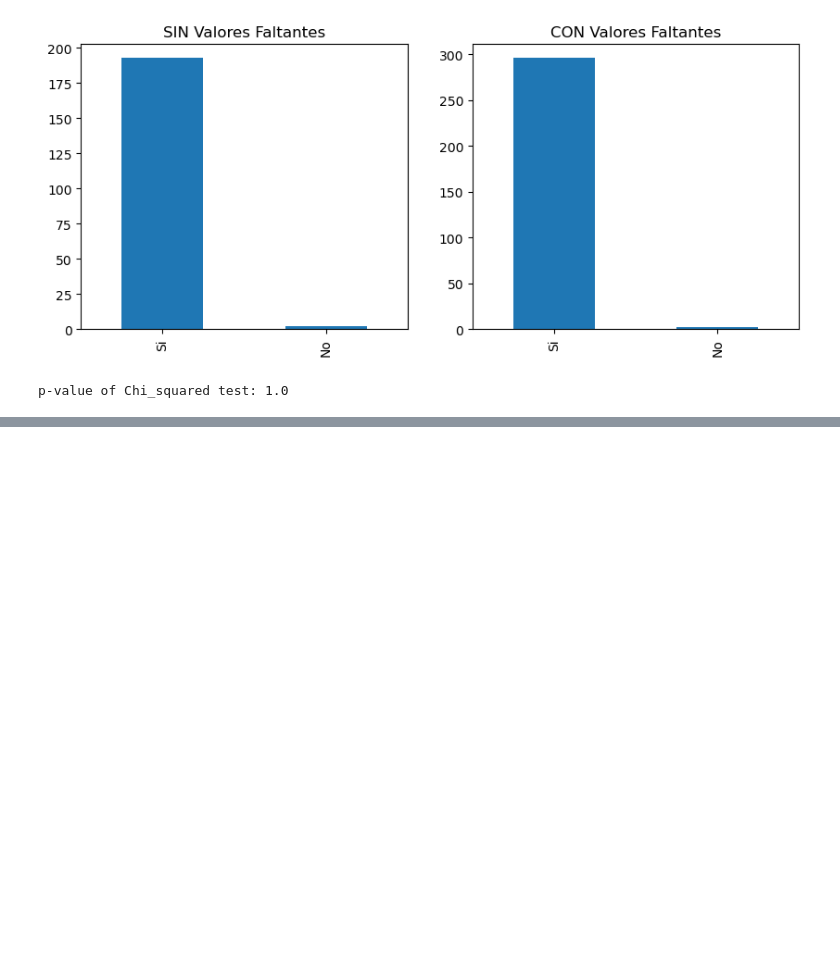
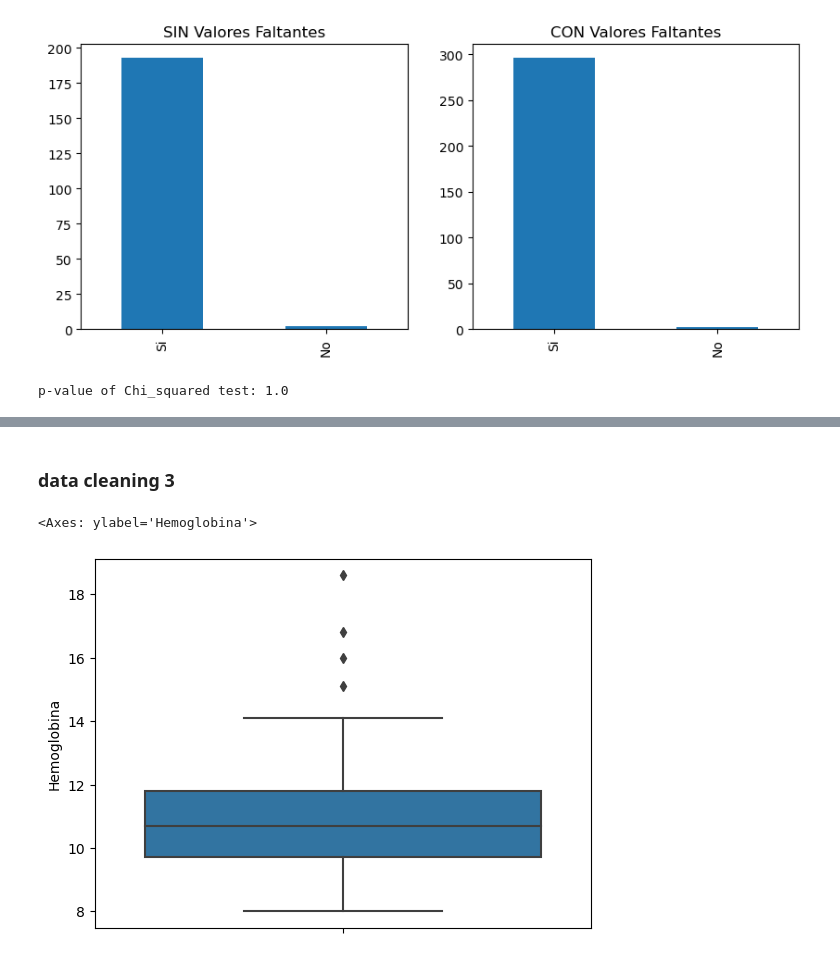
Before and after one commit to camilacod/Final_ACD, a Jupyter notebook: Transform.ipynb, the cells around one changed output, grey strips where cells are left out. Saved outputs shown, nothing was run; the diff lists cells and outputs as text; code cells hidden in the pictures; blank space fills up the shorter version.

```diff
--- a/Transform.ipynb
+++ b/Transform.ipynb
@@ -787,0 +996,7 @@ MCR
+# %%
+data_merg_hem['index_'] = data_merg_hem['conglome'].astype(str) + '_' + merged_data['vivienda'].astype(str) + '_' + merged_data['id'].astype(float).astype(int).astype(str)
+# %%
+data_merg_hem.rename(columns={
+    'p408_edad': 'edad',
+    'p415': 'Hemoglobina',
+}, inplace=True)
@@ -787,0 +1025,3 @@ MCR
+# %%
+columnas_sirven = ['index_', 'edad', 'Hemoglobina', 'sexo']
+data_merg_hem = data_merg_hem[columnas_sirven]
@@ -787,0 +1042,10 @@ MCR
+# %%
+data_merg_hem.sexo.replace({1: 'Masculino', 2: 'Femenino'}, inplace=True)
+# %% [markdown]
+### data cleaning 3
+# %%
+# no hay mvs asi que se ven outliers
+sns.boxplot(y=data_merg_hem['Hemoglobina' ])
+# %% [output]
+<Axes: ylabel='Hemoglobina'>
+[figure, added]
```
Also changed, not shown: parts of 39 cells of this notebook, 4 other files.
